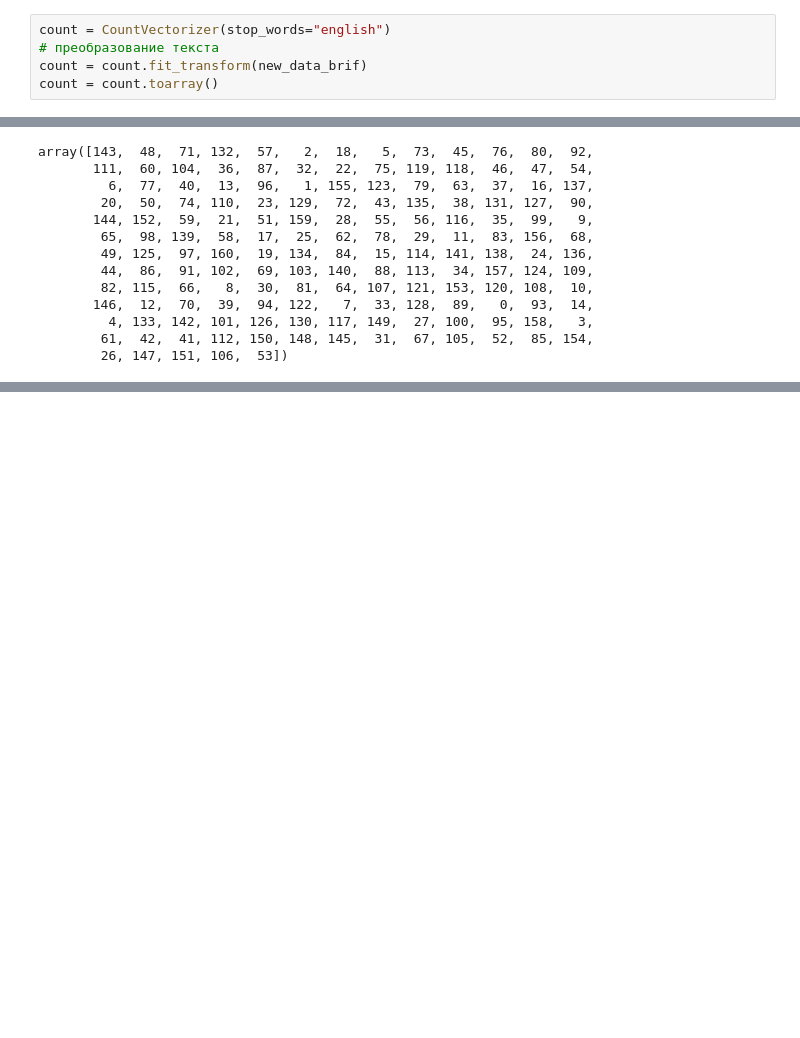
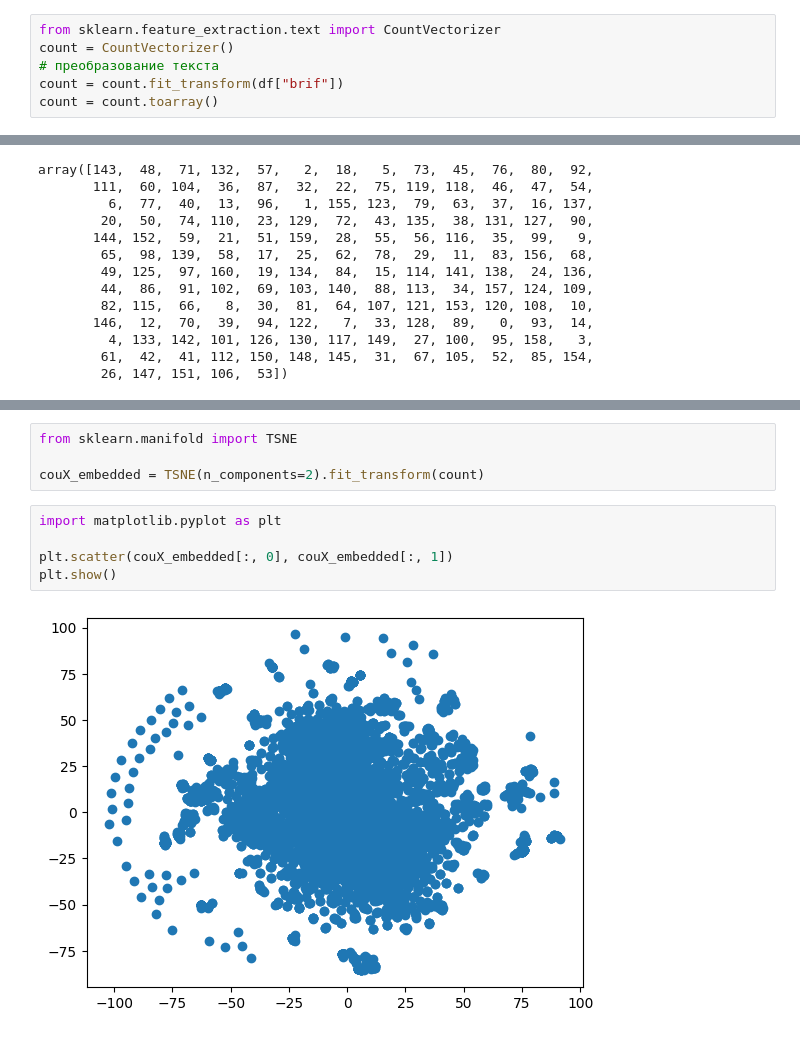
Before and after one commit to shyguuy/lab, a Jupyter notebook: Untitled1.ipynb, the cells around one changed output, grey strips where cells are left out. Saved outputs shown, nothing was run; the diff lists cells and outputs as text; blank space fills up the shorter version.

```diff
--- a/Untitled1.ipynb
+++ b/Untitled1.ipynb
@@ -246,7 +215,8 @@ array([[0., 0., 0., ..., 0., 0., 0.],
 # %%
-count = CountVectorizer(stop_words="english")
+from sklearn.feature_extraction.text import CountVectorizer
+count = CountVectorizer()
 # преобразование текста
-count = count.fit_transform(new_data_brif)
+count = count.fit_transform(df["brif"])
 count = count.toarray()
 # %%
 from sklearn.preprocessing import LabelEncoder
@@ -271,0 +258,11 @@ array([143,  48,  71, 132,  57,   2,  18,   5,  73,  45,  76,  80,  92,
+# %%
+from sklearn.manifold import TSNE
+
+couX_embedded = TSNE(n_components=2).fit_transform(count)
+# %%
+import matplotlib.pyplot as plt
+
+plt.scatter(couX_embedded[:, 0], couX_embedded[:, 1])
+plt.show()
+# %% [output]
+[figure, added]
```
Also changed, not shown: parts of 3 cells of this notebook.
